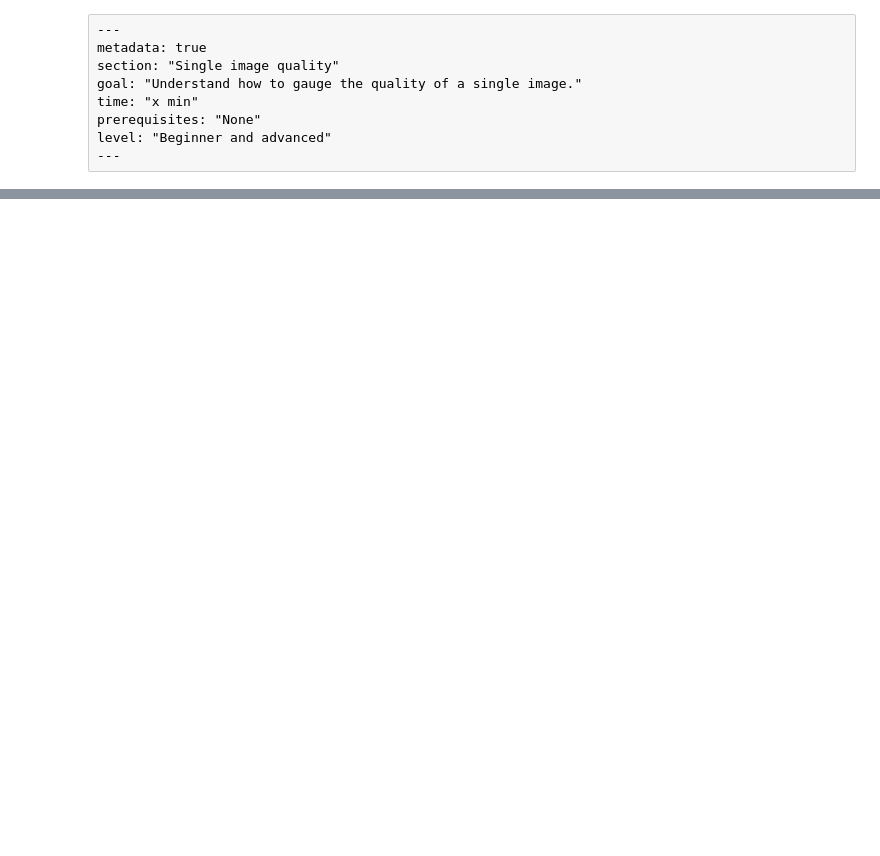
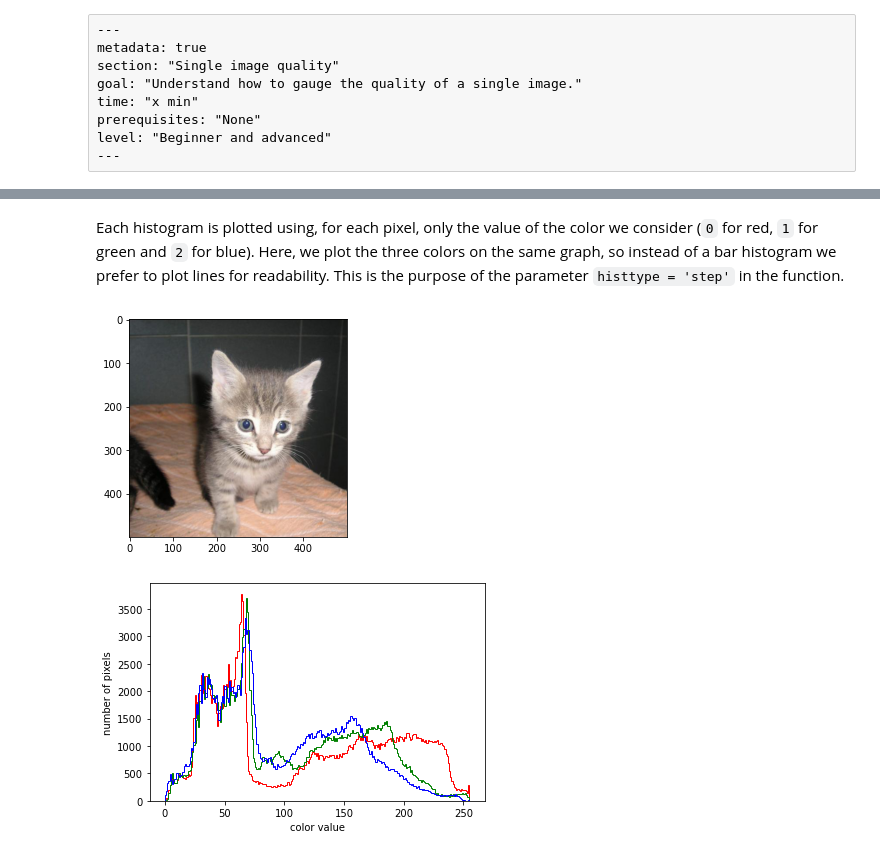
Before and after one commit to annalaine/quaxp, a Jupyter notebook: 2-2-single-quality.ipynb, the cells around one changed output, grey strips where cells are left out. Saved outputs shown, nothing was run; the diff lists cells and outputs as text; code cells hidden in the pictures; blank space fills up the shorter version.

```diff
--- a/2-2-single-quality.ipynb
+++ b/2-2-single-quality.ipynb
@@ -19,0 +118,15 @@ color/grey, scaled image, segmentation, blur, binarizer
+# %% [markdown]
+Each histogram is plotted using, for each pixel, only the value of the color we consider (``0`` for red, ``1`` for green and ``2`` for blue). Here, we plot the three colors on the same graph, so instead of a bar histogram we prefer to plot lines for readability. This is the purpose of the parameter ``histtype = 'step'`` in the function.
+# %%
+plt.imshow(image)
+
+plt.figure()
+plt.hist(image[:, :, 0].flatten(), bins = 256, color = 'r', histtype = 'step')
+plt.hist(image[:, :, 1].flatten(), bins = 256, color = 'g', histtype = 'step')
+plt.hist(image[:, :, 2].flatten(), bins = 256, color = 'b', histtype = 'step')
+plt.xlabel('color value')
+plt.ylabel('number of pixels')
+plt.show()
+# %% [output]
+[figure, added]
+[figure, added]
```
Also changed, not shown: parts of 22 cells of this notebook, 1 other file.
